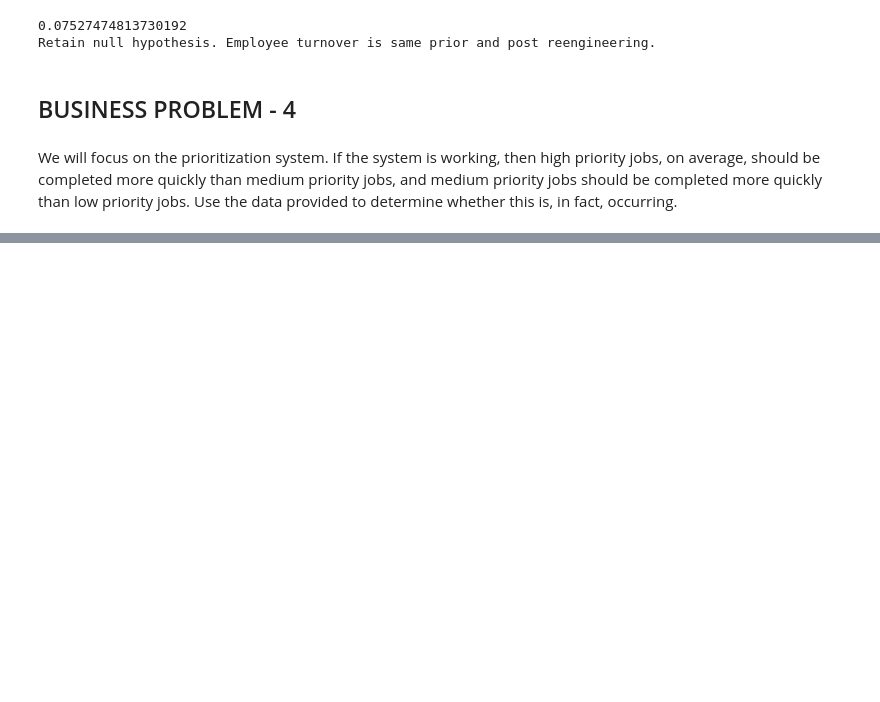
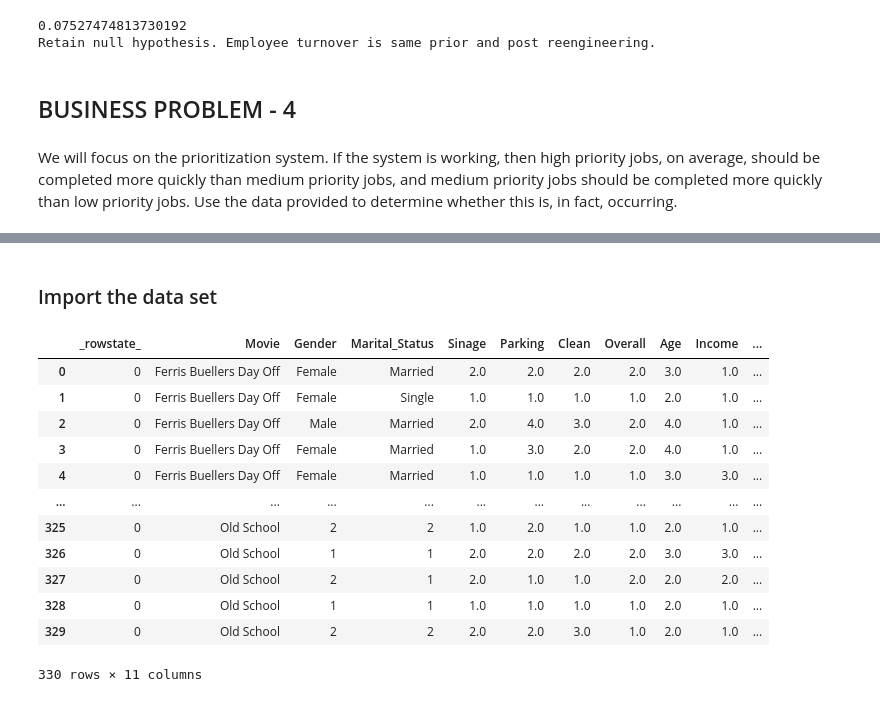
Before and after one commit to sakshisv/Basic-Statistics---Hypothesis-Testing, a Jupyter notebook: Basic Statistics - Hypothesis Testing (Python).ipynb, the cells around one changed output, grey strips where cells are left out. Cells and saved outputs as stored; diff of their text form; code cells hidden in the pictures; blank space fills up the shorter version.

```diff
--- a/Basic Statistics - Hypothesis Testing (Python).ipynb
+++ b/Basic Statistics - Hypothesis Testing (Python).ipynb
@@ -318,0 +371,19 @@ than low priority jobs. Use the data provided to determine whether this is, in f
+# %% [markdown]
+### Import the data set
+# %%
+films = pd.read_csv('Films.csv')
+films.head()
+# %% [output]
+|  | _rowstate_ | Movie | Gender | Marital_Status | Sinage | Parking | Clean | Overall | Age | Income | ... |
+| 0 | 0 | Ferris Buellers Day Off | Female | Married | 2.0 | 2.0 | 2.0 | 2.0 | 3.0 | 1.0 | ... |
+| 1 | 0 | Ferris Buellers Day Off | Female | Single | 1.0 | 1.0 | 1.0 | 1.0 | 2.0 | 1.0 | ... |
+| 2 | 0 | Ferris Buellers Day Off | Male | Married | 2.0 | 4.0 | 3.0 | 2.0 | 4.0 | 1.0 | ... |
+| 3 | 0 | Ferris Buellers Day Off | Female | Married | 1.0 | 3.0 | 2.0 | 2.0 | 4.0 | 1.0 | ... |
+| 4 | 0 | Ferris Buellers Day Off | Female | Married | 1.0 | 1.0 | 1.0 | 1.0 | 3.0 | 3.0 | ... |
+| ... | ... | ... | ... | ... | ... | ... | ... | ... | ... | ... | ... |
+| 325 | 0 | Old School | 2 | 2 | 1.0 | 2.0 | 1.0 | 1.0 | 2.0 | 1.0 | ... |
+| 326 | 0 | Old School | 1 | 1 | 2.0 | 2.0 | 2.0 | 2.0 | 3.0 | 3.0 | ... |
+| 327 | 0 | Old School | 2 | 1 | 2.0 | 1.0 | 1.0 | 2.0 | 2.0 | 2.0 | ... |
+| 328 | 0 | Old School | 1 | 1 | 1.0 | 1.0 | 1.0 | 1.0 | 2.0 | 1.0 | ... |
+| 329 | 0 | Old School | 2 | 2 | 2.0 | 2.0 | 3.0 | 1.0 | 2.0 | 1.0 | ... |
+330 rows × 11 columns
```
Also changed, not shown: parts of 6 cells of this notebook.
